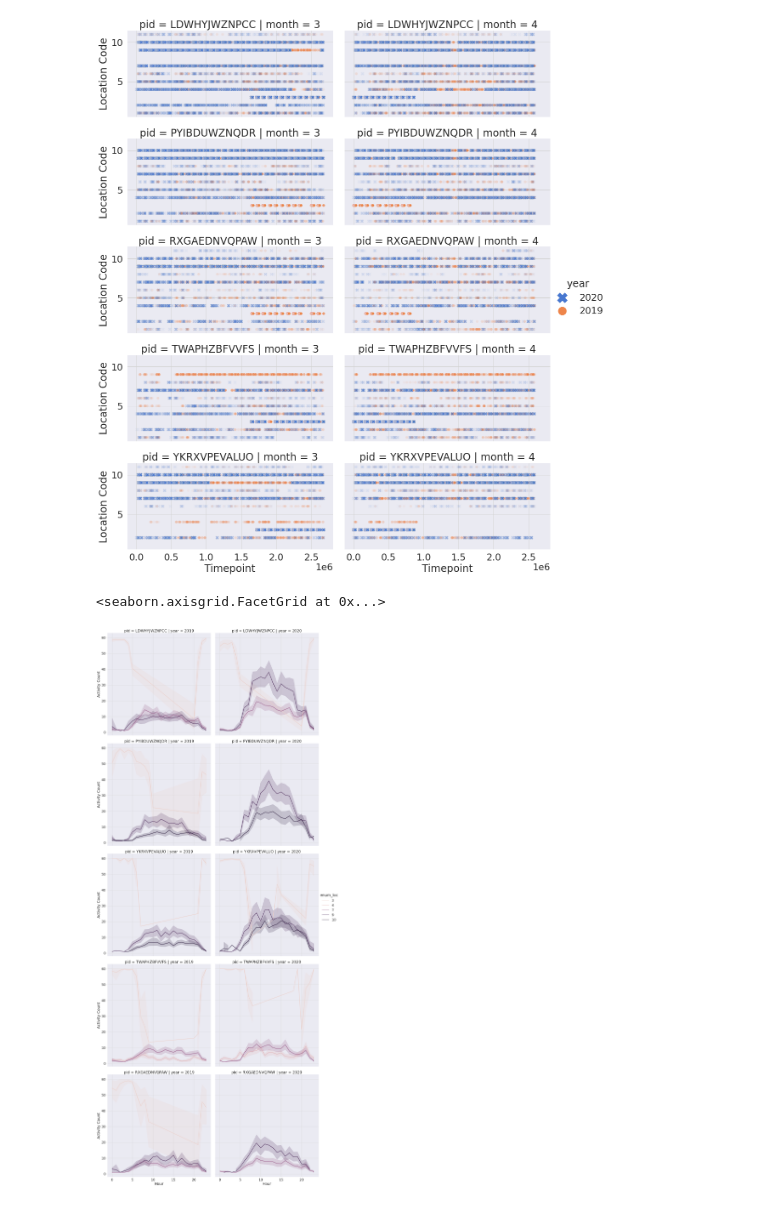
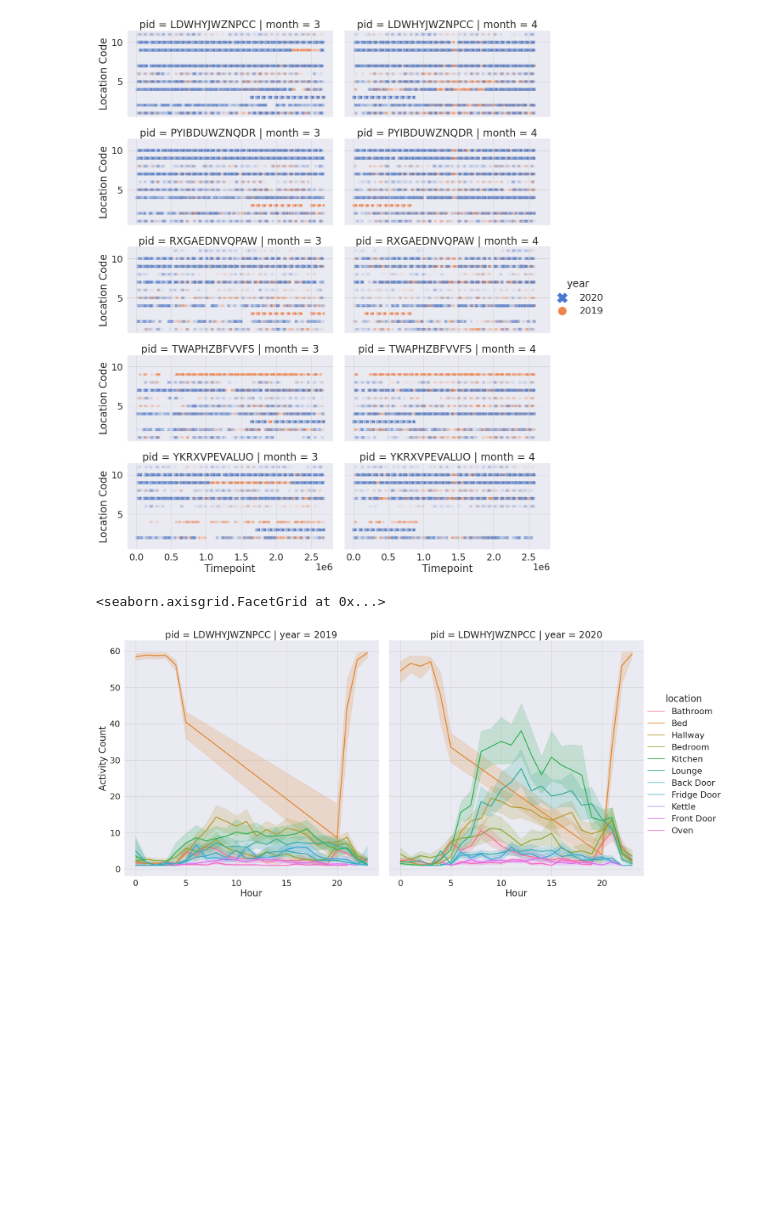
Before and after one commit to ferdianjovan/DRI_Environment, a Jupyter notebook: sensory_data.ipynb, the cells around one changed output. Cells and saved outputs as stored; diff of their text form; code cells hidden in the pictures; blank space fills up the shorter version.

```diff
--- a/sensory_data.ipynb
+++ b/sensory_data.ipynb
@@ -17,13 +17,13 @@ LABEL_SIZE = 20
 matplotlib.rcParams['figure.figsize'] = 15., 6.
 matplotlib.rcParams['xtick.labelsize'] = LABEL_SIZE
 matplotlib.rcParams['ytick.labelsize'] = LABEL_SIZE
-matplotlib.rcParams['axes.labelsize'] = LABEL_SIZE + 5
+matplotlib.rcParams['axes.labelsize'] = LABEL_SIZE * 1.25
 matplotlib.rcParams['axes.grid'] = True
-matplotlib.rcParams['axes.titlesize'] = LABEL_SIZE + 5
+matplotlib.rcParams['axes.titlesize'] = LABEL_SIZE
 matplotlib.rcParams['grid.color'] = 'lightgrey'
 matplotlib.rcParams['grid.linewidth'] = 0.5
 matplotlib.rcParams['legend.loc'] = 'lower left'
-matplotlib.rcParams['legend.fontsize'] = LABEL_SIZE - 5
+matplotlib.rcParams['legend.fontsize'] = LABEL_SIZE * 0.75
 matplotlib.rcParams['legend.markerscale'] = 3.0
 
 seaborn.set(style='darkgrid', rc={
@@ -31,7 +31,6 @@ seaborn.set(style='darkgrid', rc={
     'grid.linewidth': 0.5
 })
 seaborn.set_context('notebook', font_scale=2.0)
-# sns.set_context("paper", rc={"font.size":8,"axes.titlesize":8,"axes.labelsize":5})
 
 pd.set_option('display.float_format', lambda x: '%.2f' % x)
 pd.options.mode.chained_assignment = None
@@ -85,28 +81,27 @@ g.set_axis_labels("Timepoint", "Location Code")  # .tight_layout(w_pad=2)
 <seaborn.axisgrid.FacetGrid at 0x...>
 [figure]
 # %%
-NLARGEST = 3  # max 11
+NLARGEST = 11  # max 11
 
 df_daily = df[['pid', 'year', 'day','hour', 'activity', 'location']]
 
 df_daily = df_daily.groupby(
     ['pid', 'year', 'day', 'hour', 'location']
 ).sum().reset_index().sort_values('hour')
 
-df_temp = df_daily.groupby(['pid', 'enum_loc'])['activity'].sum()
-df_temp = df_temp.groupby(level='pid').nlargest(NLARGEST).reset_index(level=0, drop=True).reset_index()[['pid', 'enum_loc']]
+df_temp = df_daily.groupby(['pid', 'location'])['activity'].sum()
+df_temp = df_temp.groupby(level='pid').nlargest(NLARGEST).reset_index(level=0, drop=True).reset_index()[['pid', 'location']]
 
 keys = list(df_temp.columns.values)
 i1 = df_daily.set_index(keys).index
 i2 = df_temp.set_index(keys).index
 df_daily = df_daily[i1.isin(i2)]
 
 g = seaborn.relplot(
     x='hour', y='activity', kind='line', linewidth=2.5, col='year', row='pid', # ci='sd',
-    hue='location', data=df_daily, height=10, aspect=1,
+    hue='location', data=df_daily, height=10, aspect=1, row_order=['LDWHYJWZNPCC']
 )
-# g.fig.autofmt_xdate()
 g.set_axis_labels("Hour", "Activity Count")
 # %% [output]
 <seaborn.axisgrid.FacetGrid at 0x...>
-[figure, old version]
+[figure, new version]
```
Also changed, not shown: parts of 12 cells of this notebook.
